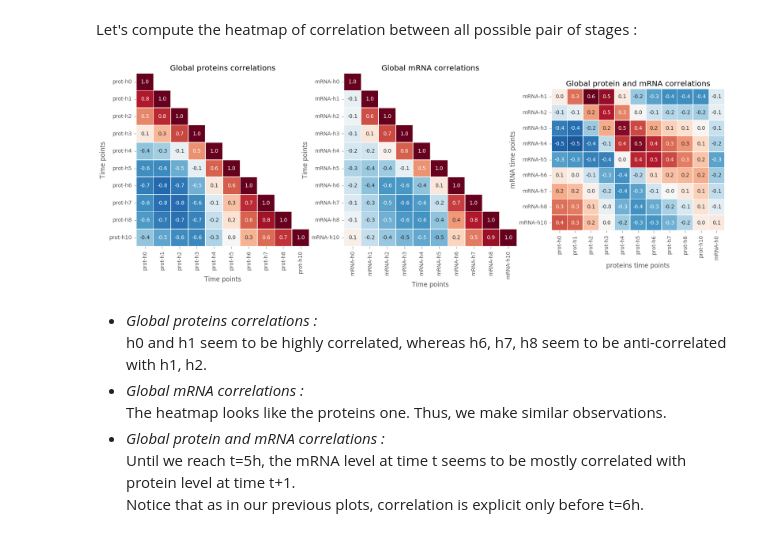
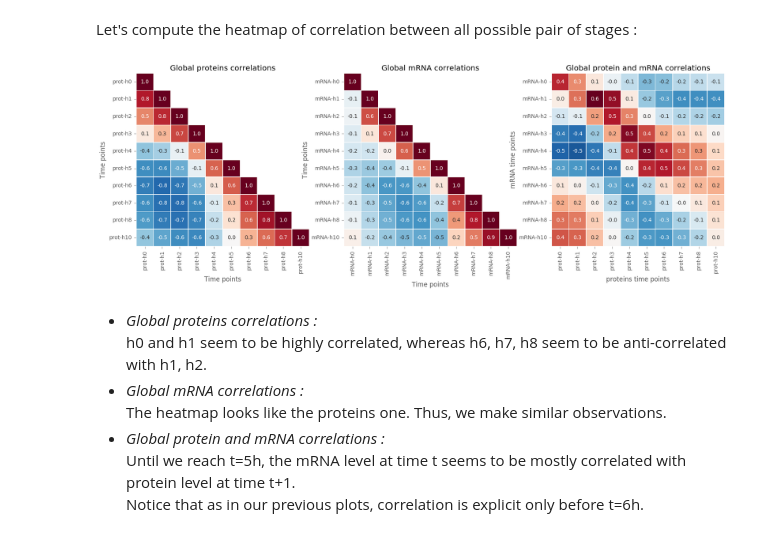
Before and after one commit to lfkrapp/easy-pancake, a Jupyter notebook: 2 - Correlation.ipynb, the cells around one changed output. Drawn from its saved outputs; the diff is of its cells as text; code cells hidden in the pictures.

```diff
--- a/2 - Correlation.ipynb
+++ b/2 - Correlation.ipynb
@@ -102,27 +74,27 @@ Let's compute the heatmap of correlation between all possible pair of stages :
 # %%
 f, axarr = plt.subplots(1, 3, figsize=(20,15))
 
 # Proteins
 axarr[0] = plot_heatmap(prot_data.corr(), symmask=True, subplot=axarr[0])
 axarr[0].set_title('Global proteins correlations')
 axarr[0].set_xlabel('Time points')
 axarr[0].set_ylabel('Time points')
 
 # mRNA
 axarr[1] = plot_heatmap(mRNA_data.corr(), symmask=True, subplot=axarr[1])
 axarr[1].set_title('Global mRNA correlations')
 axarr[1].set_xlabel('Time points')
 axarr[1].set_ylabel('Time points')
 
 # mRNA & proteins
-axarr[2] = plot_heatmap(data.corr().iloc[11:22, 0:11], subplot=axarr[2])
+axarr[2] = plot_heatmap(data.corr().iloc[10:22, 0:10], subplot=axarr[2])
 axarr[2].set_title('Global protein and mRNA correlations')
 axarr[2].set_xlabel('proteins time points')
 axarr[2].set_ylabel('mRNA time points')
 
 plt.show()
 # %% [output]
-[figure, old version]
+[figure, new version]
 # %% [markdown]
 - *Global proteins correlations :* <br/>
 h0 and h1 seem to be highly correlated, whereas h6, h7, h8 seem to be anti-correlated with h1, h2.
```
Also changed, not shown: parts of 9 cells of this notebook.
